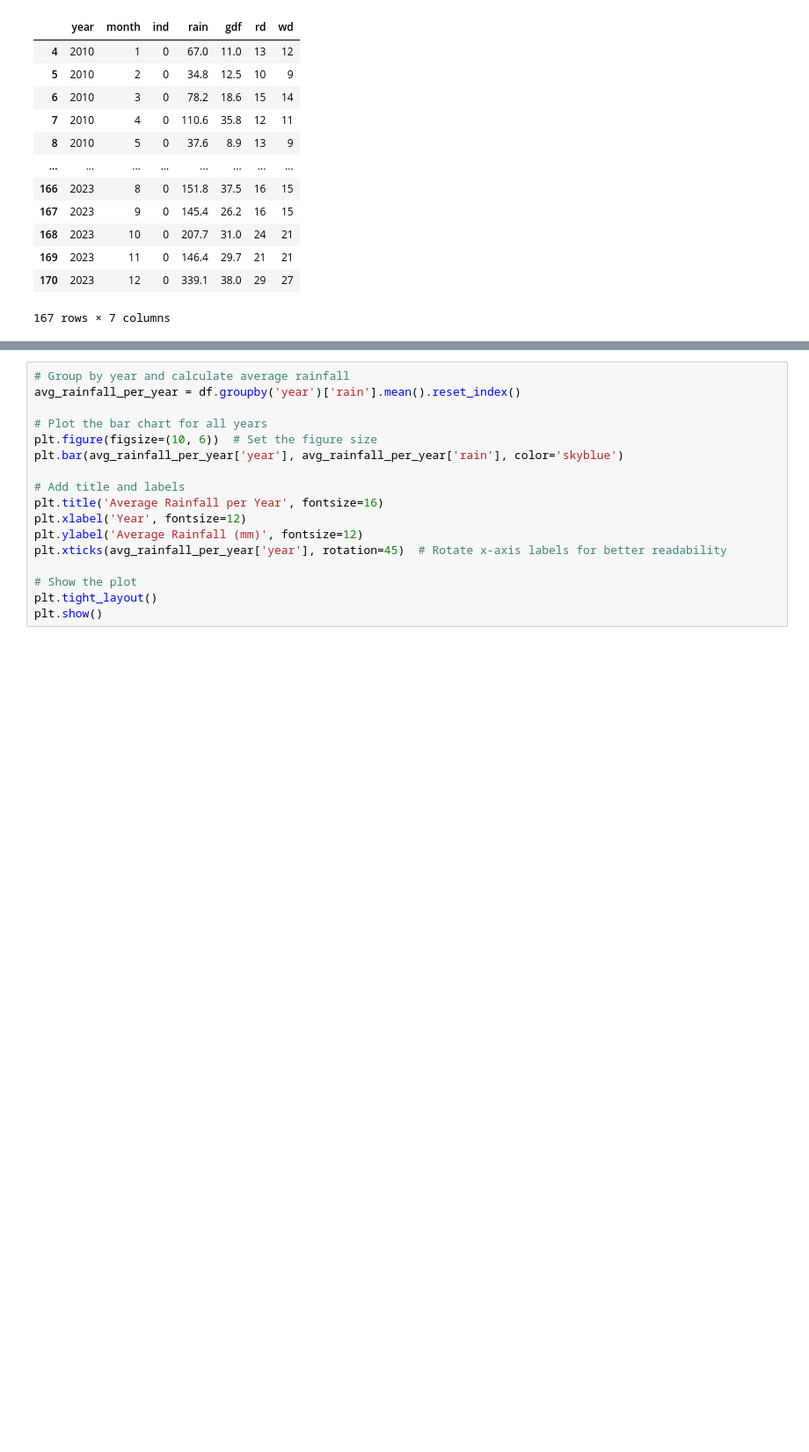
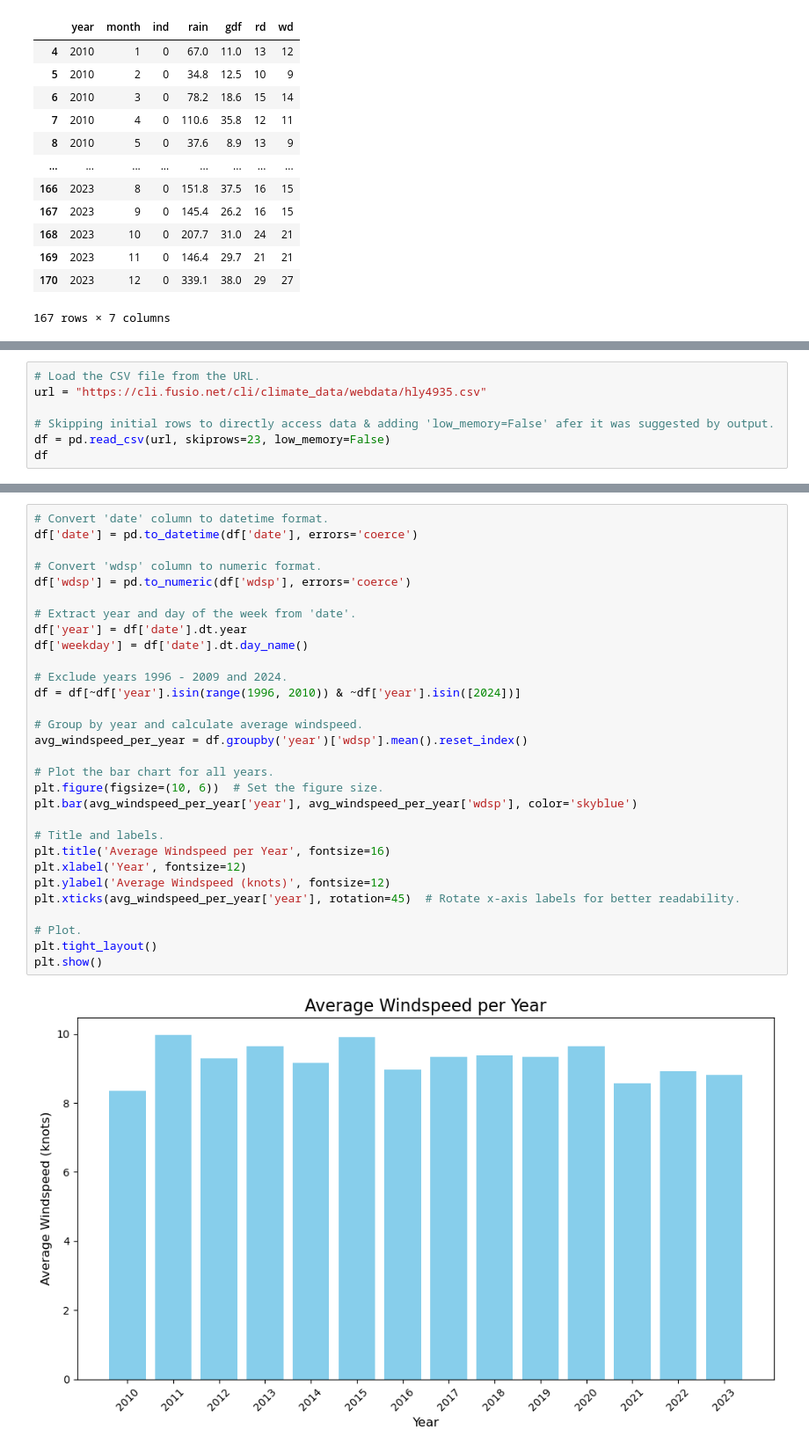
Before and after one commit to MattiDoubleU/PFDA, a Jupyter notebook: Project/Project2024.ipynb, the cells around one changed output, grey strips where cells are left out. Shown: that part at 88% size. Saved outputs shown, nothing was run; the diff lists cells and outputs as text; blank space fills up the shorter version.

Commit message:
Importing Knock Airport data and running plot on average windspeed/year

```diff
--- a/Project/Project2024.ipynb
+++ b/Project/Project2024.ipynb
@@ -130,3 +87,10 @@ plt.tight_layout()
 plt.show()
 # %% [output]
 [figure]
+# %%
+# Load the CSV file from the URL.
+url = "https://cli.fusio.net/cli/climate_data/webdata/hly4935.csv"
+
+# Skipping initial rows to directly access data & adding 'low_memory=False' afer it was suggested by output.
+df = pd.read_csv(url, skiprows=23, low_memory=False)
+df
@@ -133,17 +111,32 @@ plt.show()
 # %%
-# Group by year and calculate average rainfall
-avg_rainfall_per_year = df.groupby('year')['rain'].mean().reset_index()
+# Convert 'date' column to datetime format.
+df['date'] = pd.to_datetime(df['date'], errors='coerce')
 
-# Plot the bar chart for all years
-plt.figure(figsize=(10, 6))  # Set the figure size
-plt.bar(avg_rainfall_per_year['year'], avg_rainfall_per_year['rain'], color='skyblue')
+# Convert 'wdsp' column to numeric format.
+df['wdsp'] = pd.to_numeric(df['wdsp'], errors='coerce')
 
-# Add title and labels
-plt.title('Average Rainfall per Year', fontsize=16)
+# Extract year and day of the week from 'date'.
+df['year'] = df['date'].dt.year
+df['weekday'] = df['date'].dt.day_name()
+
+# Exclude years 1996 - 2009 and 2024.
+df = df[~df['year'].isin(range(1996, 2010)) & ~df['year'].isin([2024])]
+
+# Group by year and calculate average windspeed.
+avg_windspeed_per_year = df.groupby('year')['wdsp'].mean().reset_index()
+
+# Plot the bar chart for all years.
+plt.figure(figsize=(10, 6))  # Set the figure size.
+plt.bar(avg_windspeed_per_year['year'], avg_windspeed_per_year['wdsp'], color='skyblue')
+
+# Title and labels.
+plt.title('Average Windspeed per Year', fontsize=16)
 plt.xlabel('Year', fontsize=12)
-plt.ylabel('Average Rainfall (mm)', fontsize=12)
-plt.xticks(avg_rainfall_per_year['year'], rotation=45)  # Rotate x-axis labels for better readability
+plt.ylabel('Average Windspeed (knots)', fontsize=12)
+plt.xticks(avg_windspeed_per_year['year'], rotation=45)  # Rotate x-axis labels for better readability.
 
-# Show the plot
+# Plot.
 plt.tight_layout()
 plt.show()
+# %% [output]
+[figure, added]
```
Also changed, not shown: parts of 6 cells of this notebook.
